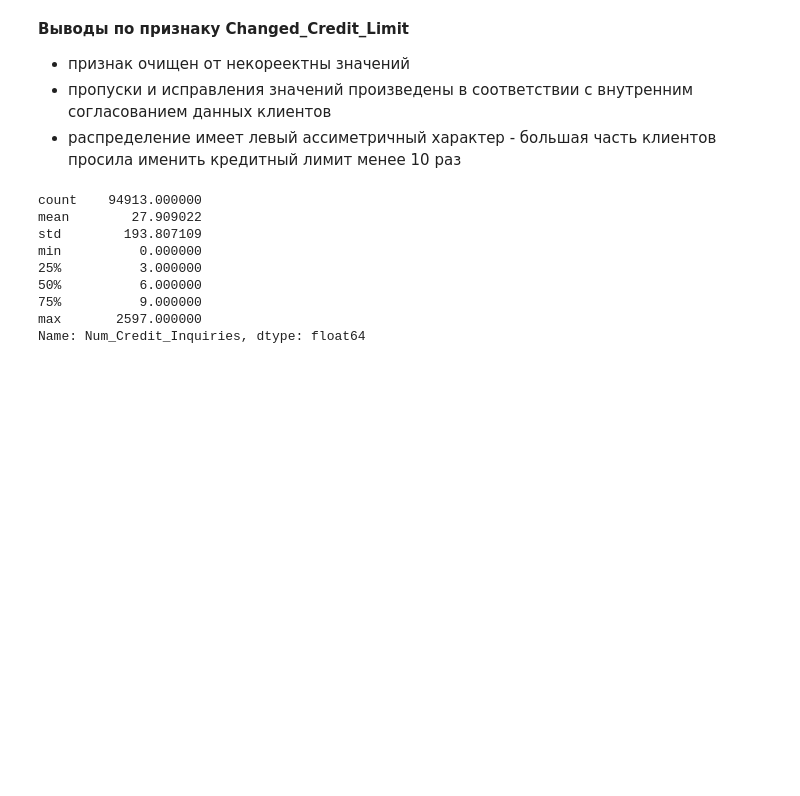
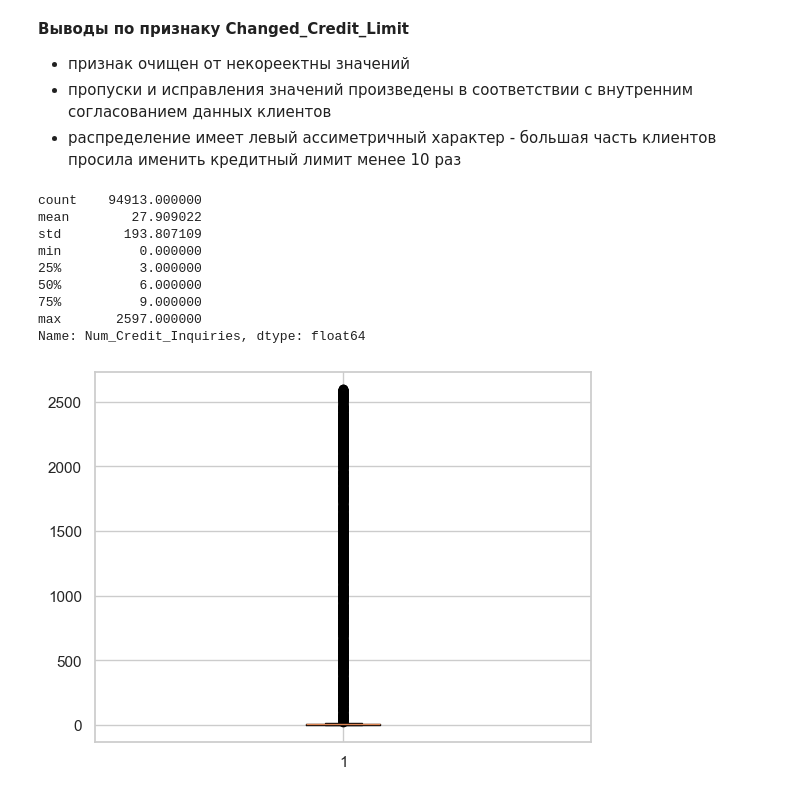
Before and after one commit to Lotra2005/Data-analysis-projects, a Jupyter notebook: Credit scoring EDA/notebooks/Credit score.ipynb, the cells around one changed output. Saved outputs shown, nothing was run; the diff lists cells and outputs as text; code cells hidden in the pictures; blank space fills up the shorter version.

```diff
--- a/Credit scoring EDA/notebooks/Credit score.ipynb
+++ b/Credit scoring EDA/notebooks/Credit score.ipynb
@@ -1669,3 +1669,8 @@ min          0.000000
 75%          9.000000
 max       2597.000000
 Name: Num_Credit_Inquiries, dtype: float64
+# %%
+plt.boxplot(credit_df['Num_Credit_Inquiries'].dropna())
+plt.show()
+# %% [output]
+[figure, added]
```
Also changed, not shown: parts of 72 cells of this notebook.
